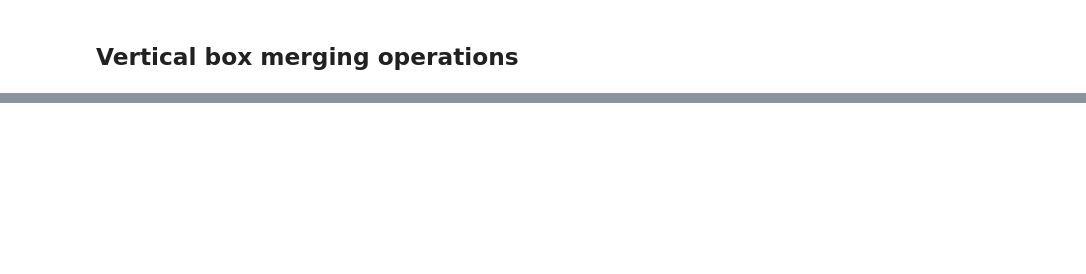
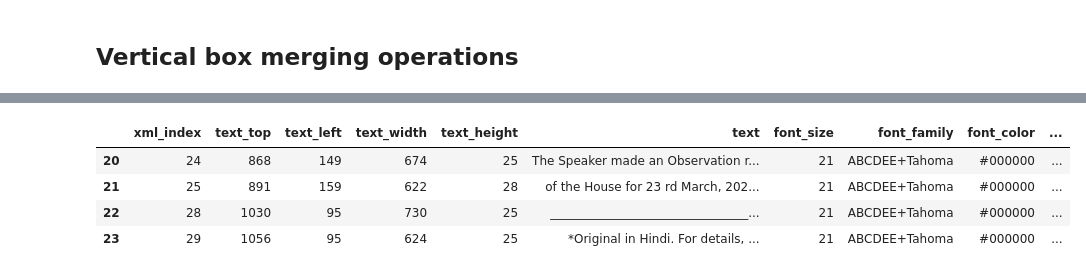
Before and after one commit to kumardeepak/document-structure, a Jupyter notebook: notebooks/DOCUMENT_STRUCTURE_MAIN.ipynb, the cells around one changed output, grey strips where cells are left out. Saved outputs shown, nothing was run; the diff lists cells and outputs as text; code cells hidden in the pictures; blank space fills up the shorter version.

```diff
--- a/notebooks/DOCUMENT_STRUCTURE_MAIN.ipynb
+++ b/notebooks/DOCUMENT_STRUCTURE_MAIN.ipynb
@@ -117,0 +162,8 @@ draw_box(img, page_width, page_height, h_df, color='red')
+# %%
+show_df(in_h_df)
+# %% [output]
+|  | xml_index | text_top | text_left | text_width | text_height | text | font_size | font_family | font_color | ... |
+| 20 | 24 | 868 | 149 | 674 | 25 | The Speaker made an Observation r... | 21 | ABCDEE+Tahoma | #000000 | ... |
+| 21 | 25 | 891 | 159 | 622 | 28 | of the House for 23 rd March, 202... | 21 | ABCDEE+Tahoma | #000000 | ... |
+| 22 | 28 | 1030 | 95 | 730 | 25 | _________________________________... | 21 | ABCDEE+Tahoma | #000000 | ... |
+| 23 | 29 | 1056 | 95 | 624 | 25 | *Original in Hindi. For details, ... | 21 | ABCDEE+Tahoma | #000000 | ... |
```
Also changed, not shown: parts of 7 cells of this notebook, 3 other files.
